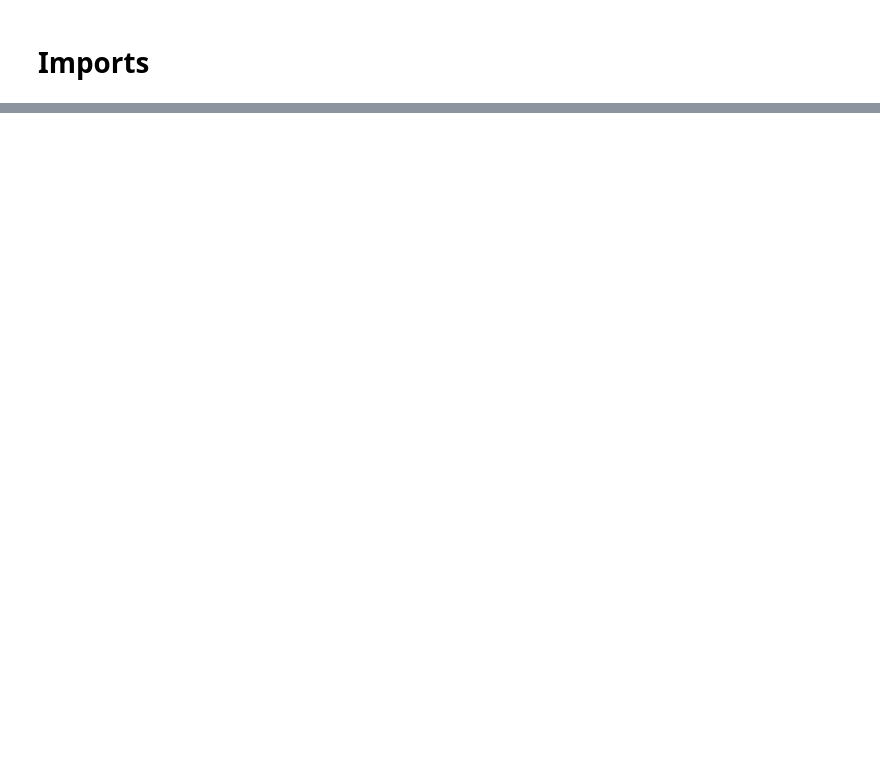
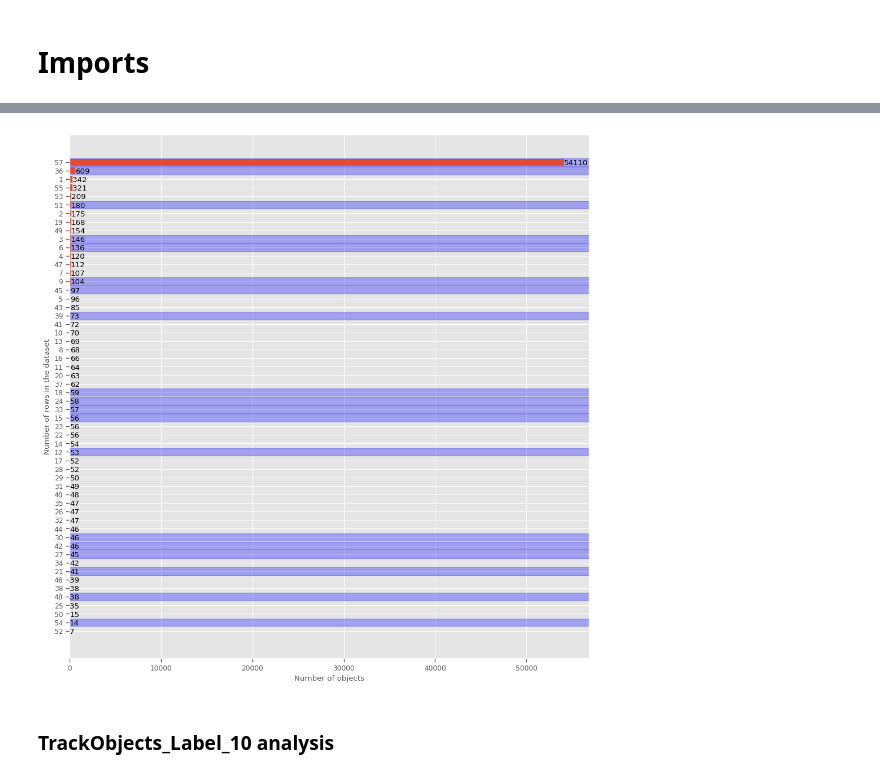
Before and after one commit to thethomasboyer/CellProfiler_GaussianProxy_analyses, a Jupyter notebook: plot_trajectories.ipynb, the cells around one changed output, grey strips where cells are left out. Drawn from its saved outputs; the diff is of its cells as text; code cells hidden in the pictures; blank space fills up the shorter version.

```diff
--- a/plot_trajectories.ipynb
+++ b/plot_trajectories.ipynb
@@ -113,0 +42,3 @@ plt.show()
+# %%
+df = pd.concat(all_smol_dfs, ignore_index=True)
+df
@@ -113,0 +81,3 @@ plt.show()
+# %%
+mask = df["Metadata_VideoID"].isna()
+df.loc[mask, "Metadata_VideoID"] = df["FileName_images"].str.split("_time_").str[0]
@@ -113,0 +122,5 @@ plt.show()
+# %%
+mask = df["Metadata_time"].isna()
+df.loc[mask, "Metadata_time"] = (
+    df["FileName_images"].str.extract(r"_time_(.*?)\.")[0].astype(df["Metadata_time"].dtype)
+)
@@ -113,0 +253,4 @@ plt.show()
+# %%
+df["local_object_id"] = df["Metadata_VideoID"].astype(str) + "-" + df["ObjectNumber"].astype(str)
+assert not df["local_object_id"].isna().any()
+df["local_object_id"].value_counts(dropna=False)
@@ -113,0 +271,27 @@ plt.show()
+# %%
+plt.figure(figsize=(10, 10))
+x, y = np.unique(df["local_object_id"].value_counts(dropna=False).values, return_counts=True)
+sorted_indices = np.argsort(y)
+y = y[sorted_indices]
+x = x[sorted_indices]
+plt.yticks(ticks=np.arange(len(x)), labels=x)
+for i in range(3, len(x) + 3, 3):
+    actual_y = np.where(x == i)[0][0]
+    plt.axhspan(actual_y - 1 / 2 + 5e-2, actual_y + 1 / 2 - 5e-2, color="blue", alpha=0.3)
+bars = plt.barh(np.arange(len(x)), y)
+for bar in bars:
+    plt.text(
+        bar.get_width(),
+        bar.get_y() + bar.get_height() / 2 - 0.1,
+        bar.get_width(),
+        va="center",
+    )
+plt.xlabel("Number of objects")
+plt.ylabel("Number of rows in the dataset")
+plt.tight_layout()
+# plt.xscale("log")
+plt.show()
+# %% [output]
+[figure, added]
+# %% [markdown]
+### TrackObjects_Label_10 analysis
```
Also changed, not shown: parts of 67 cells of this notebook, 3 other files.
